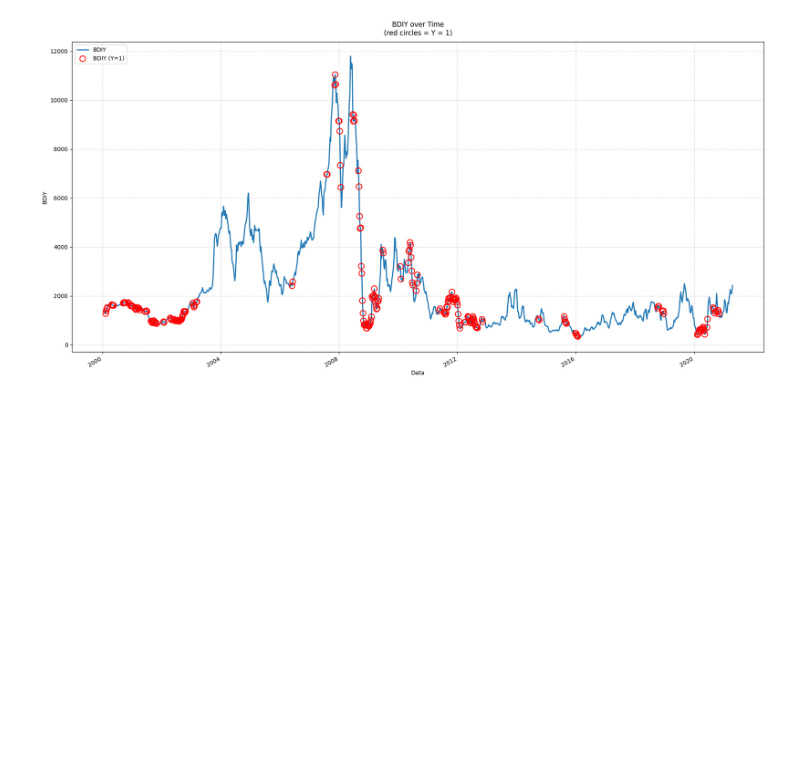
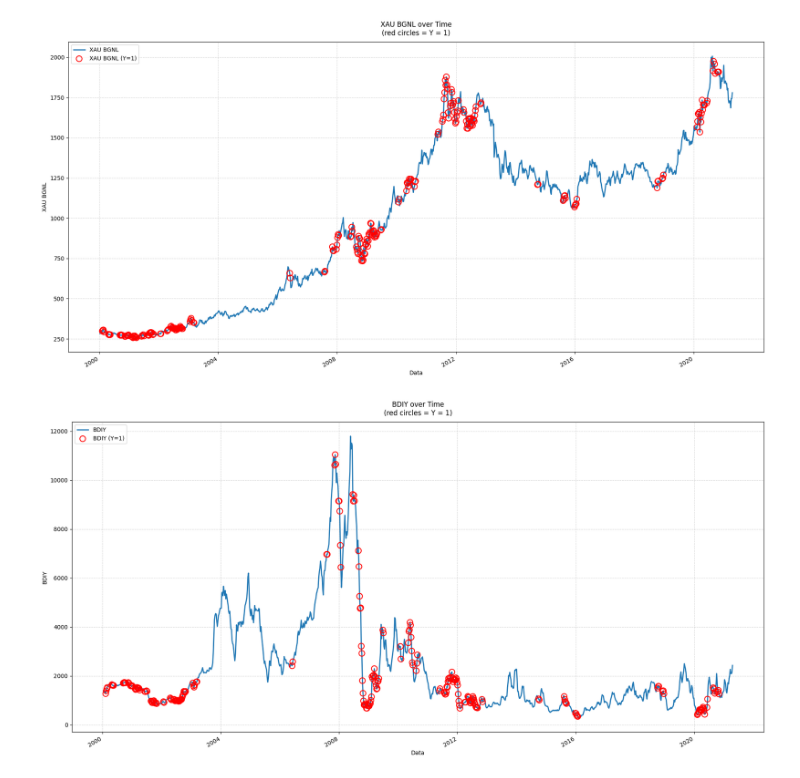
Before and after one commit to JouBarzdukas/market-anomaly-detection, a Jupyter notebook: graph_pipeline/adhoc_analysis.ipynb, the cells around one changed output. Cells and saved outputs as stored; diff of their text form; code cells hidden in the pictures; blank space fills up the shorter version.

```diff
--- a/graph_pipeline/adhoc_analysis.ipynb
+++ b/graph_pipeline/adhoc_analysis.ipynb
@@ -11,14 +12,14 @@ y_col = "Y"
 def load_data(column_to_test):
     connection = sqlite3.connect(db_path)
     query = f"""
-        SELECT {date_col}, {y_col}, {column_to_test}
+        SELECT {date_col}, {y_col}, "{column_to_test}"
         FROM {table_name}
     """
     data = pd.read_sql_query(query, connection, parse_dates=[date_col])
     connection.close()
     return data
 # %%
-def create_graph(column_to_test):
+def create_graph(column_to_test, save = False):
     data = load_data(column_to_test)
     figure, axis = plt.subplots(figsize=(18, 9))
     axis.plot(
@@ -46,7 +47,14 @@ def create_graph(column_to_test):
     figure.autofmt_xdate()
     plt.tight_layout()
     plt.show()
+
+    if save:
+        os.makedirs("images", exist_ok=True)
+        save_name = column_to_test.replace(" ", "_")
+        figure.savefig(f"images/{save_name}_graph.png", dpi=300)
 # %%
-create_graph("BDIY")
+create_graph("XAU BGNL", save=True)
+create_graph("BDIY", save=True)
 # %% [output]
-[figure, old version]
+[figure, new version]
+[figure, added]
```
Also changed, not shown: parts of 1 cell of this notebook, 3 other files.
